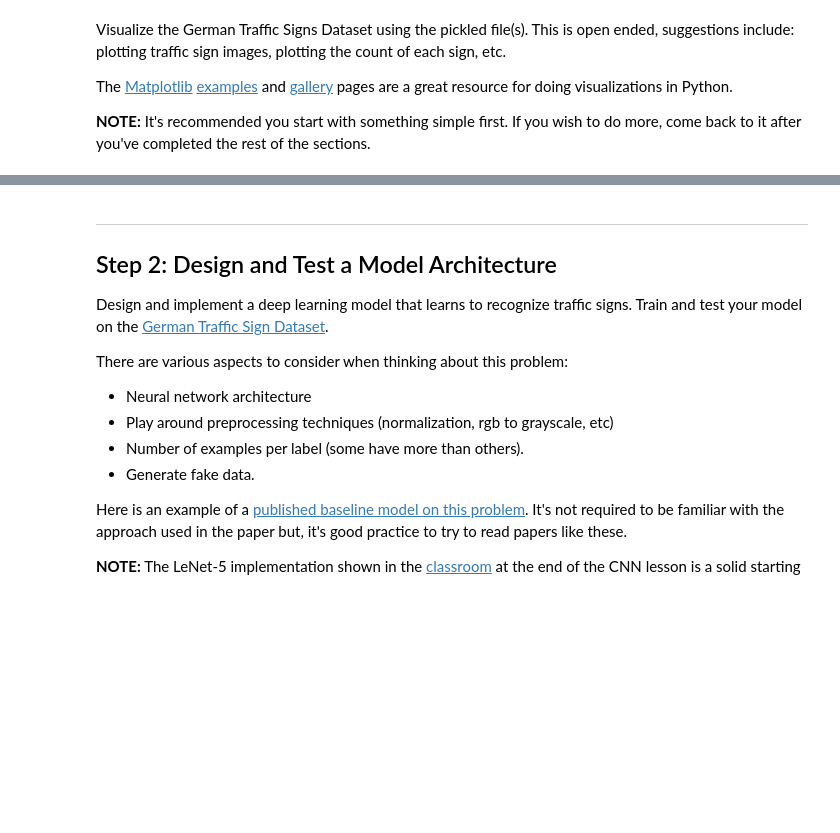
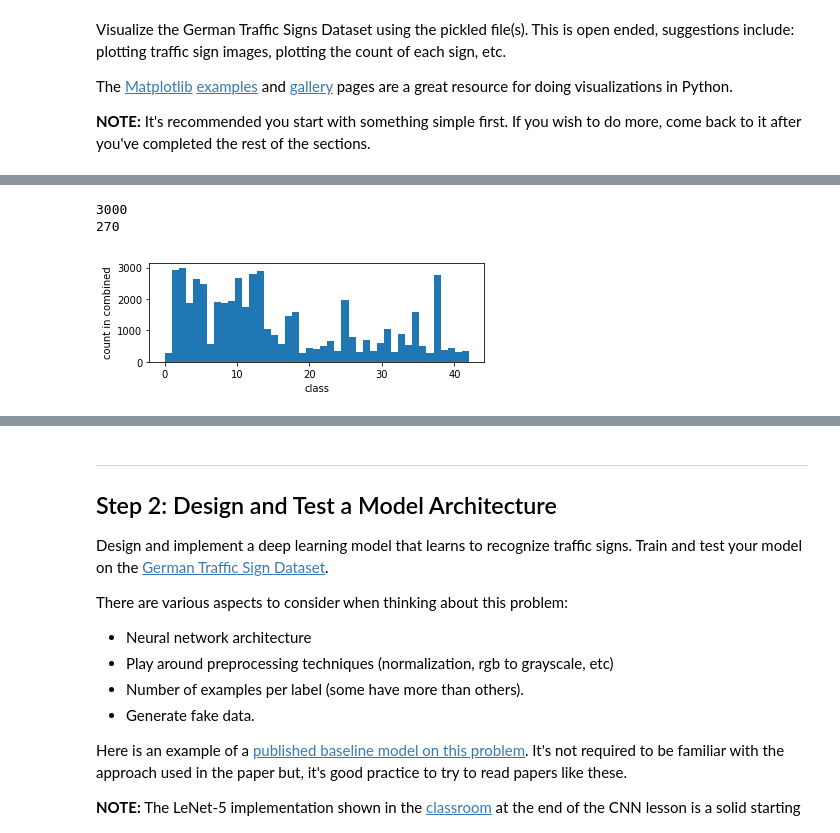
Before and after one commit to ironthrone/Traffic-Sign-Classifier, a Jupyter notebook: Traffic_Sign_Classifier.ipynb, the cells around one changed output, grey strips where cells are left out. Cells and saved outputs as stored; diff of their text form; code cells hidden in the pictures; blank space fills up the shorter version.

```diff
--- a/Traffic_Sign_Classifier.ipynb
+++ b/Traffic_Sign_Classifier.ipynb
@@ -146,0 +157,12 @@ plt.show()
+# %%
+combined_features = np.vstack((train_features,valid_features,test_features))
+combined_labels  = np.hstack((train_labels,valid_labels,test_labels))
+hist = np.histogram(combined_labels,n_classes)
+print(np.max(hist[0]))
+print(np.min(hist[0]))
+
+hist_class(combined_labels,'count in combined')
+# %% [output]
+3000
+270
+[figure, added]
```
Also changed, not shown: parts of 24 cells of this notebook, 23 other files.
